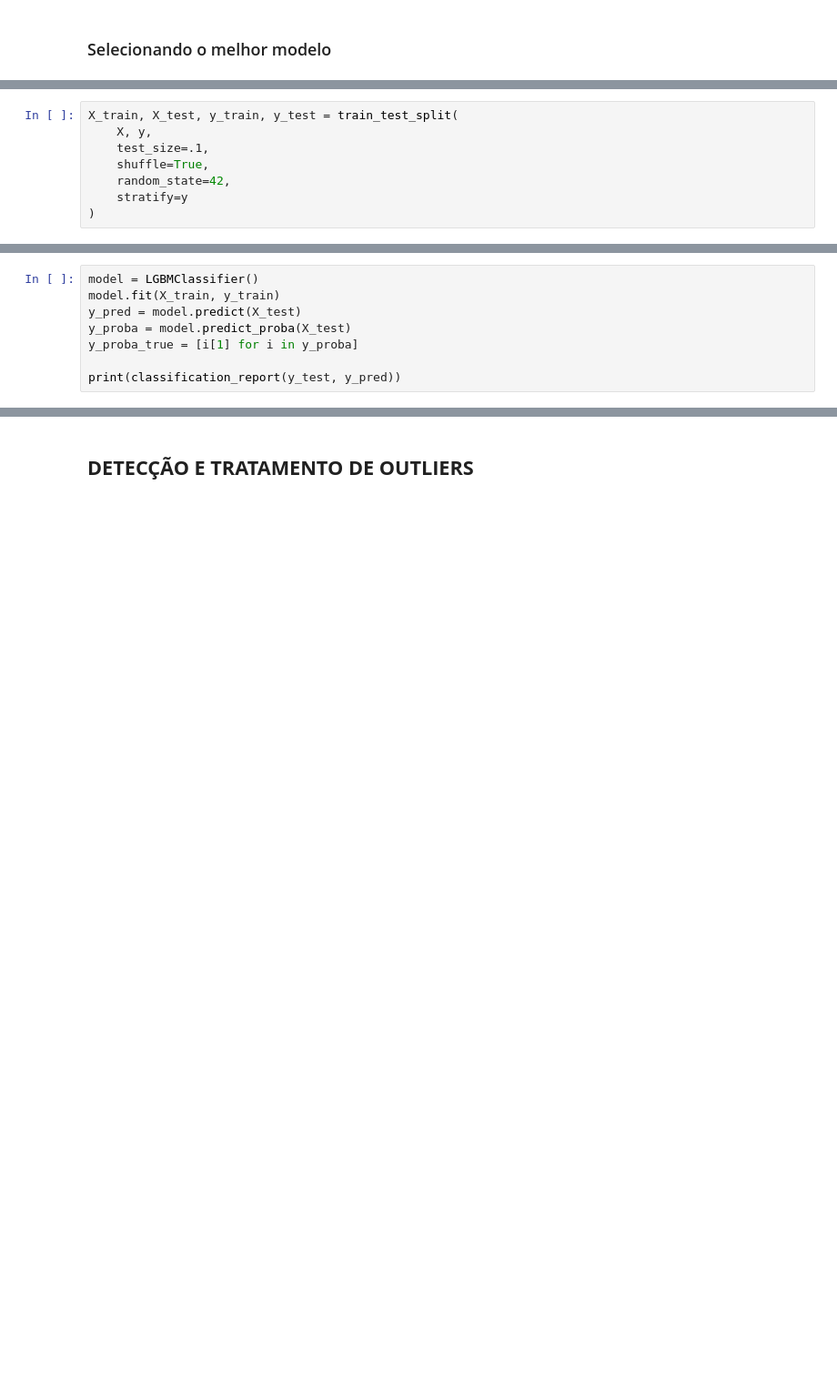
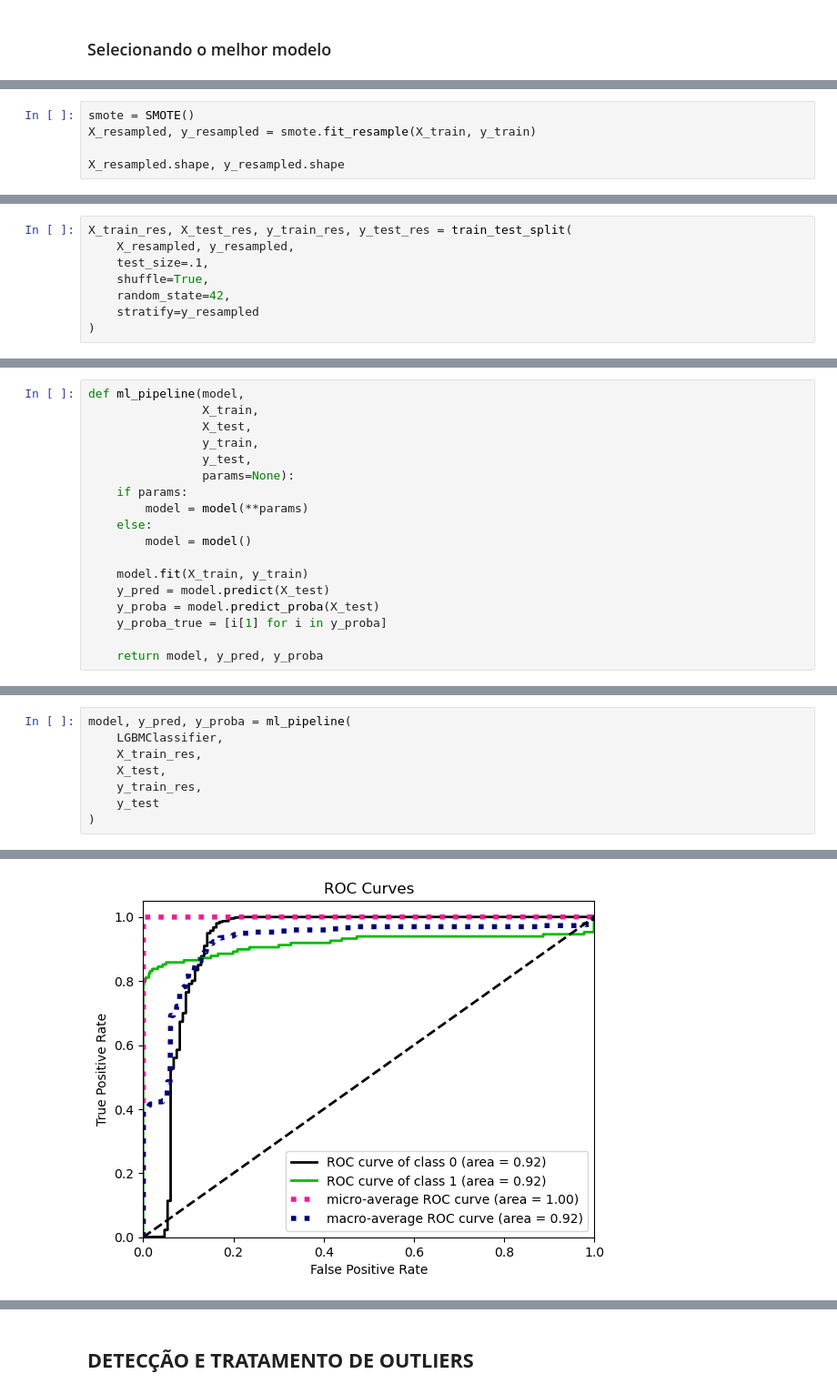
Before and after one commit to gprzy/real-time-fraud-detection, a Jupyter notebook: fraud_detection.ipynb, the cells around one changed output, grey strips where cells are left out. Shown: that part at 91% size. Cells and saved outputs as stored; diff of their text form; blank space fills up the shorter version.

```diff
--- a/fraud_detection.ipynb
+++ b/fraud_detection.ipynb
@@ -477,0 +480,5 @@ cross_validate_model(
+# %%
+smote = SMOTE()
+X_resampled, y_resampled = smote.fit_resample(X_train, y_train)
+
+X_resampled.shape, y_resampled.shape
@@ -478,8 +487,8 @@ cross_validate_model(
 # %%
-X_train, X_test, y_train, y_test = train_test_split(
-    X, y,
+X_train_res, X_test_res, y_train_res, y_test_res = train_test_split(
+    X_resampled, y_resampled,
     test_size=.1,
     shuffle=True,
     random_state=42,
-    stratify=y
+    stratify=y_resampled
 )
@@ -486,8 +508,18 @@ X_train, X_test, y_train, y_test = train_test_split(
 # %%
-model = LGBMClassifier()
-model.fit(X_train, y_train)
-y_pred = model.predict(X_test)
-y_proba = model.predict_proba(X_test)
-y_proba_true = [i[1] for i in y_proba]
+def ml_pipeline(model,
+                X_train,
+                X_test,
+                y_train,
+                y_test,
+                params=None):
+    if params:
+        model = model(**params)
+    else:
+        model = model()
 
-print(classification_report(y_test, y_pred))
+    model.fit(X_train, y_train)
+    y_pred = model.predict(X_test)
+    y_proba = model.predict_proba(X_test)
+    y_proba_true = [i[1] for i in y_proba]
+
+    return model, y_pred, y_proba
@@ -510,0 +532,9 @@ plot_ks_statistic(y_test, y_proba);
+# %%
+model, y_pred, y_proba = ml_pipeline(
+    LGBMClassifier,
+    X_train_res,
+    X_test,
+    y_train_res,
+    y_test
+)
+# %% [output]
@@ -510,0 +549 @@ plot_ks_statistic(y_test, y_proba);
+[figure, added]
```
Also changed, not shown: parts of 33 cells of this notebook, 4 other files.
